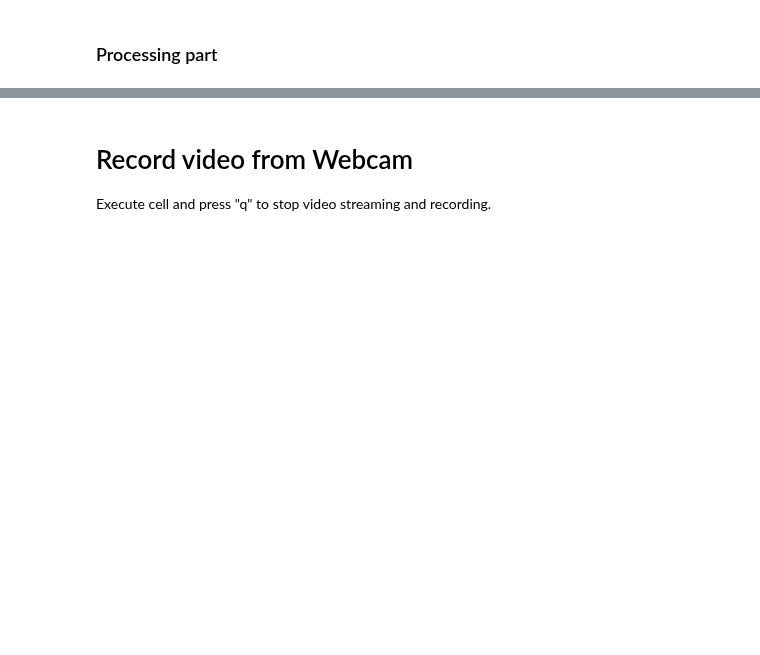
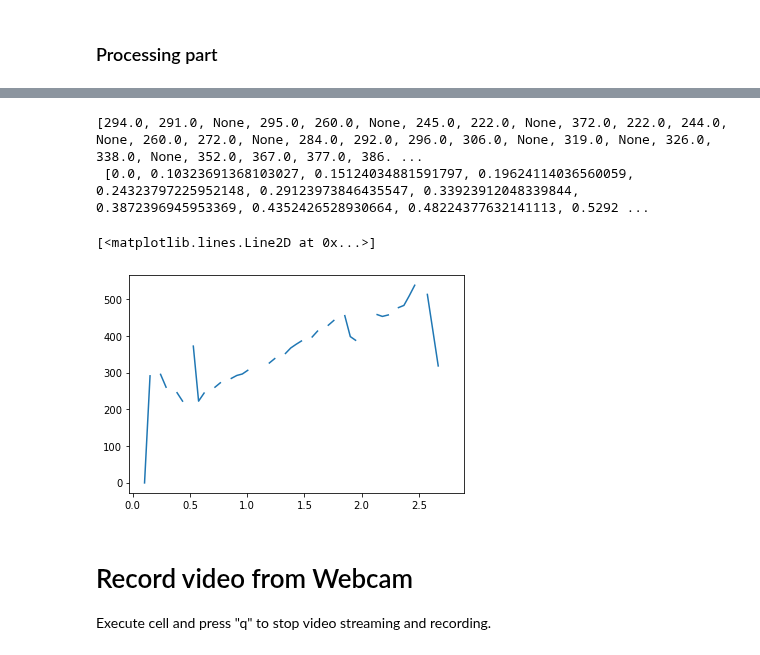
Before and after one commit to EmilyBjartskular/spiking-adventure, a Jupyter notebook: image_processing/img_proc.ipynb, the cells around one changed output, grey strips where cells are left out. Cells and saved outputs as stored; diff of their text form; code cells hidden in the pictures; blank space fills up the shorter version.

```diff
--- a/image_processing/img_proc.ipynb
+++ b/image_processing/img_proc.ipynb
@@ -259,3 +268,69 @@ test avec live
+# %%
+# Live cam
+
+# Additional imports
+
+import cv2
+import time as t
+
+# Settings
+
+max_framerate = 25
+dt = 1/max_framerate
+
+move_th = 0.001     # % of total width of the image (below this no mvt is detected)
+sim_th = 0.4        #above this threshold, no changes are detected
+
+alpha = 0.6
+beta = 0.6
+
+# Init
+
+cap = cv2.VideoCapture(0)
+
+frames = []
+start_t = t.time()
+last_t = 0
+time = []
+
+while(True):
+
+    if (t.time()-last_t) > dt:
+
+        last_t = t.time()
+        ret, frame = cap.read()
+
+        ######## Code executed each frame
+        time.append(last_t - start_t)
+
+        gray = cv2.cvtColor(frame, cv2.COLOR_BGR2GRAY)
+        frames.append(gray)
+
+        cv2.imshow('frame',gray)
+        ########
+
+    if cv2.waitKey(1) & 0xFF == ord('q'):
+        break
+
+# Release the capture
+cap.release()
+cv2.destroyAllWindows()
+
+# Process and display
+
+results = video_processing(frames,move_th,sim_th)
+list_pos = list_filter([r["m"] for r in results["positions"]],alpha,beta)
+# list_pos = [r["m"] for r in results["positions"]]
+
+# print(list_pos,"\n",time)
+
+list_pos[list_pos==None]=-1
+plt.plot(time[1:len(time)],list_pos)
+# %% [output]
+[294.0, 291.0, None, 295.0, 260.0, None, 245.0, 222.0, None, 372.0, 222.0, 244.0, None, 260.0, 272.0, None, 284.0, 292.0, 296.0, 306.0, None, 319.0, None, 326.0, 338.0, None, 352.0, 367.0, 377.0, 386. ...
+ [0.0, 0.10323691368103027, 0.15124034881591797, 0.19624114036560059, 0.24323797225952148, 0.29123973846435547, 0.33923912048339844, 0.3872396945953369, 0.4352426528930664, 0.48224377632141113, 0.5292 ...
+[<matplotlib.lines.Line2D at 0x...>]
+[figure, added]
 # %% [markdown]
 # Record video from Webcam
 
```
Also changed, not shown: parts of 8 cells of this notebook.
